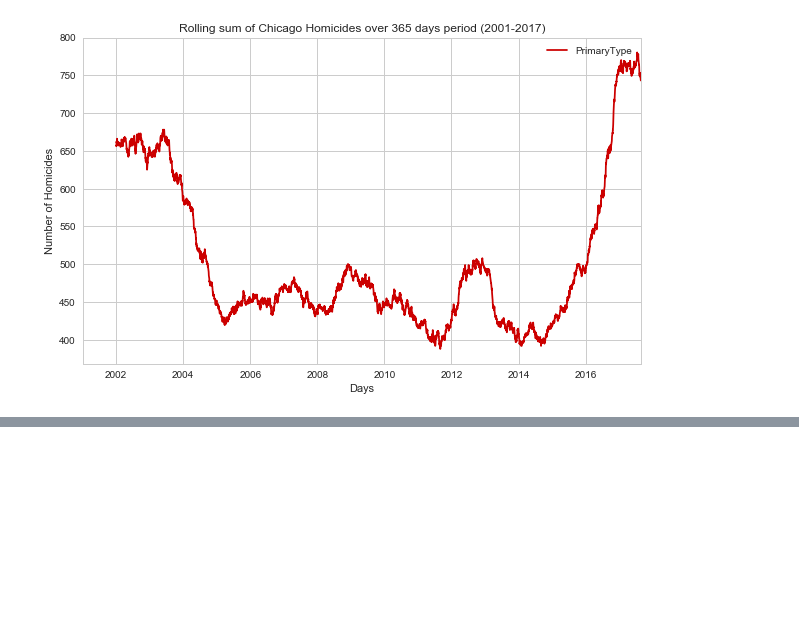
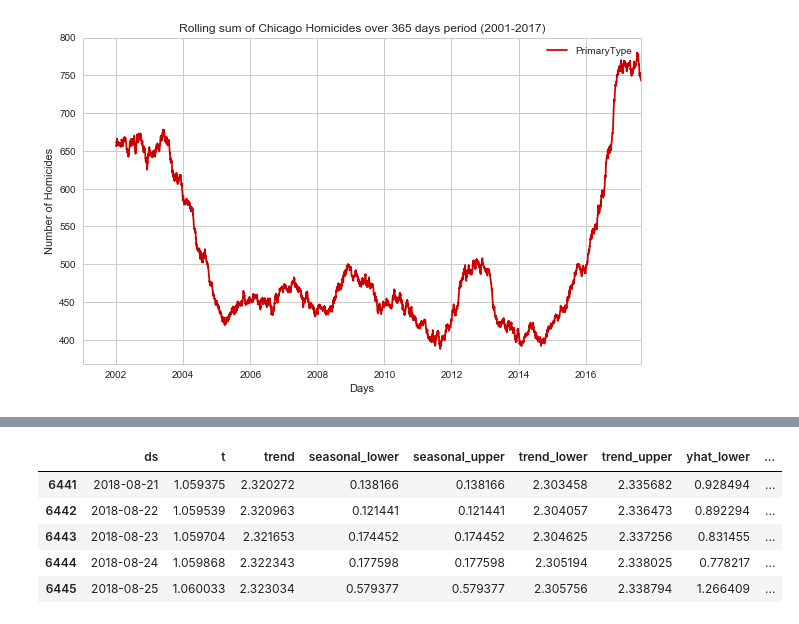
Before and after one commit to RandomFractals/ChicagoCrimes, a Jupyter notebook: notebooks/chicago-homicides-rolling-sum.ipynb, the cells around one changed output, grey strips where cells are left out. Cells and saved outputs as stored; diff of their text form; code cells hidden in the pictures; blank space fills up the shorter version.

```diff
--- a/notebooks/chicago-homicides-rolling-sum.ipynb
+++ b/notebooks/chicago-homicides-rolling-sum.ipynb
@@ -66,0 +92,10 @@ plt.show()
+# %%
+homicides_forecast = homicides_model.predict(future_homicides)
+homicides_forecast.tail()
+# %% [output]
+|  | ds | t | trend | seasonal_lower | seasonal_upper | trend_lower | trend_upper | yhat_lower | ... |
+| 6441 | 2018-08-21 | 1.059375 | 2.320272 | 0.138166 | 0.138166 | 2.303458 | 2.335682 | 0.928494 | ... |
+| 6442 | 2018-08-22 | 1.059539 | 2.320963 | 0.121441 | 0.121441 | 2.304057 | 2.336473 | 0.892294 | ... |
+| 6443 | 2018-08-23 | 1.059704 | 2.321653 | 0.174452 | 0.174452 | 2.304625 | 2.337256 | 0.831455 | ... |
+| 6444 | 2018-08-24 | 1.059868 | 2.322343 | 0.177598 | 0.177598 | 2.305194 | 2.338025 | 0.778217 | ... |
+| 6445 | 2018-08-25 | 1.060033 | 2.323034 | 0.579377 | 0.579377 | 2.305756 | 2.338794 | 1.266409 | ... |
```
Also changed, not shown: parts of 6 cells of this notebook.
